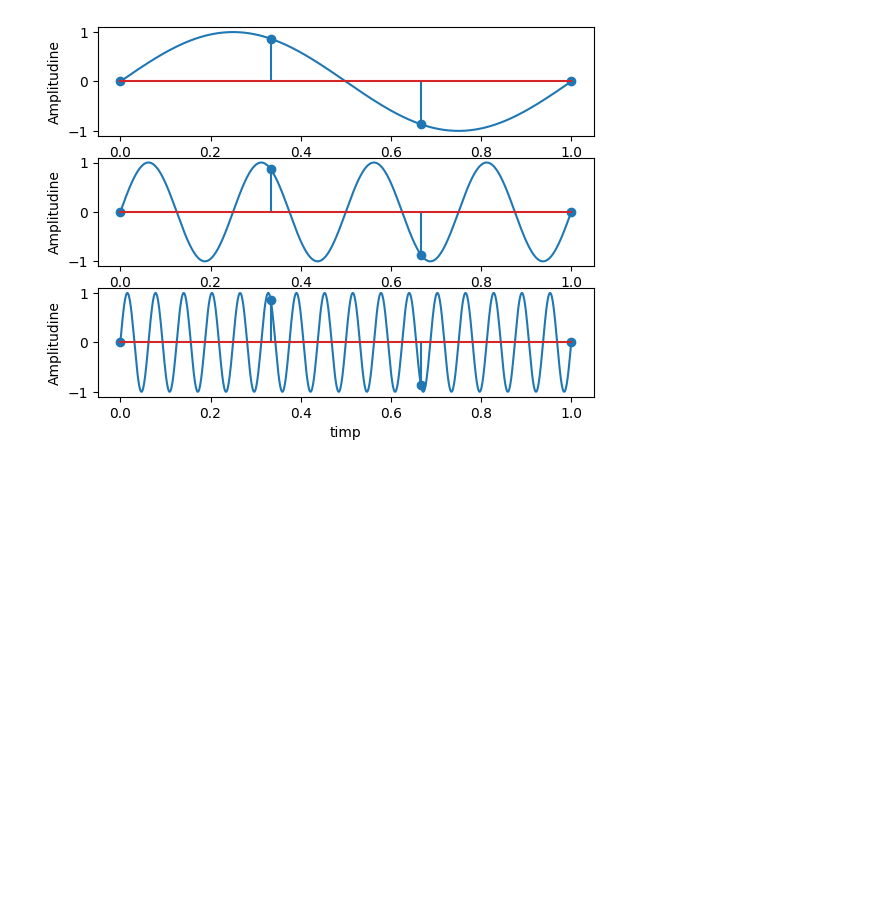
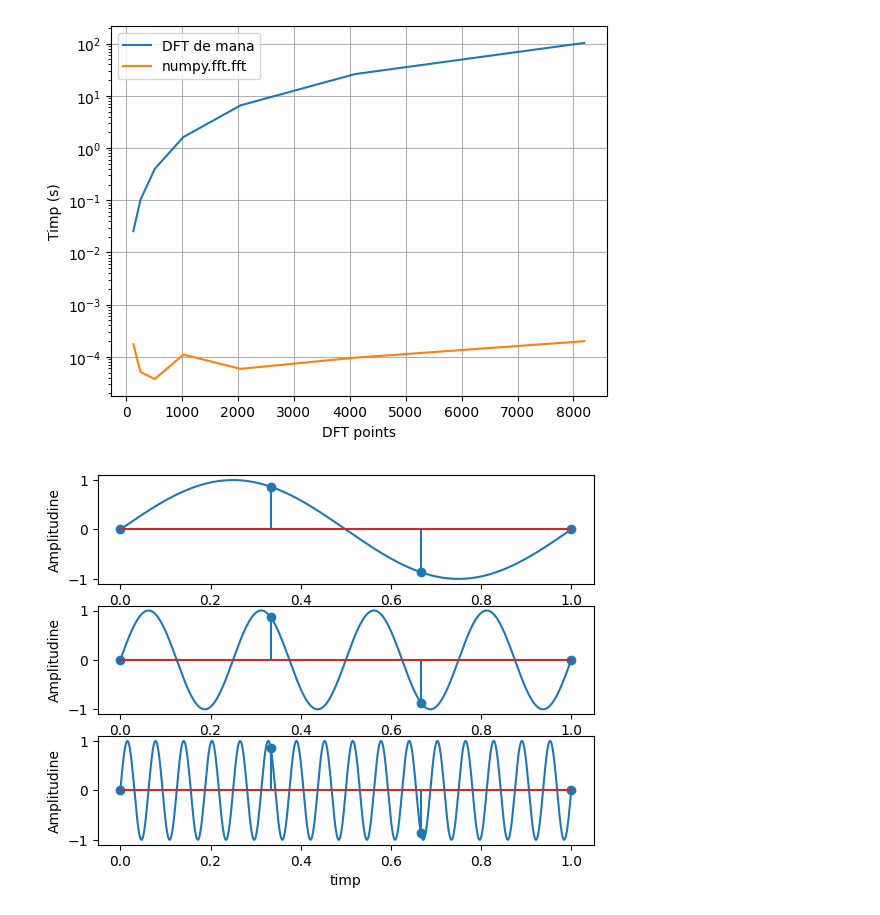
Before and after one commit to Apsodius1/Procesarea-Semnalelor, a Jupyter notebook: lab4/lab4.ipynb, the cells around one changed output. Drawn from its saved outputs; the diff is of its cells as text; code cells hidden in the pictures; blank space fills up the shorter version.

```diff
--- a/lab4/lab4.ipynb
+++ b/lab4/lab4.ipynb
@@ -8,3 +31,17 @@ import scipy
+# %%
+fig, ax = plt.subplots()
+ax.plot(N, my_times, label="DFT de mana")
+ax.plot(N, numpy_times, label="numpy.fft.fft")
+ax.set_xlabel("DFT points")
+ax.set_ylabel("Timp (s)")
+ax.legend()
+ax.grid()
+ax.set_yscale("log")
+
+plt.plot()
+plt.show()
+# %% [output]
+[figure, added]
 # %%
 # Exercitiul 2
 
```
Also changed, not shown: parts of 8 cells of this notebook.
